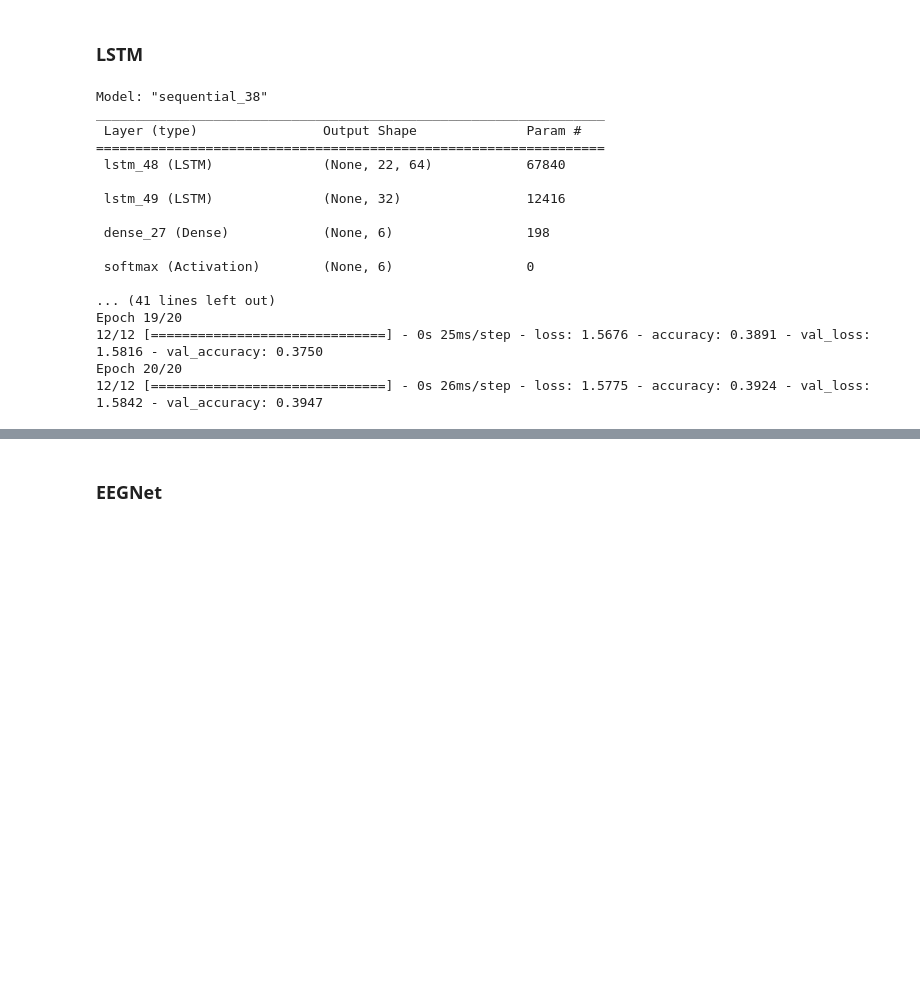
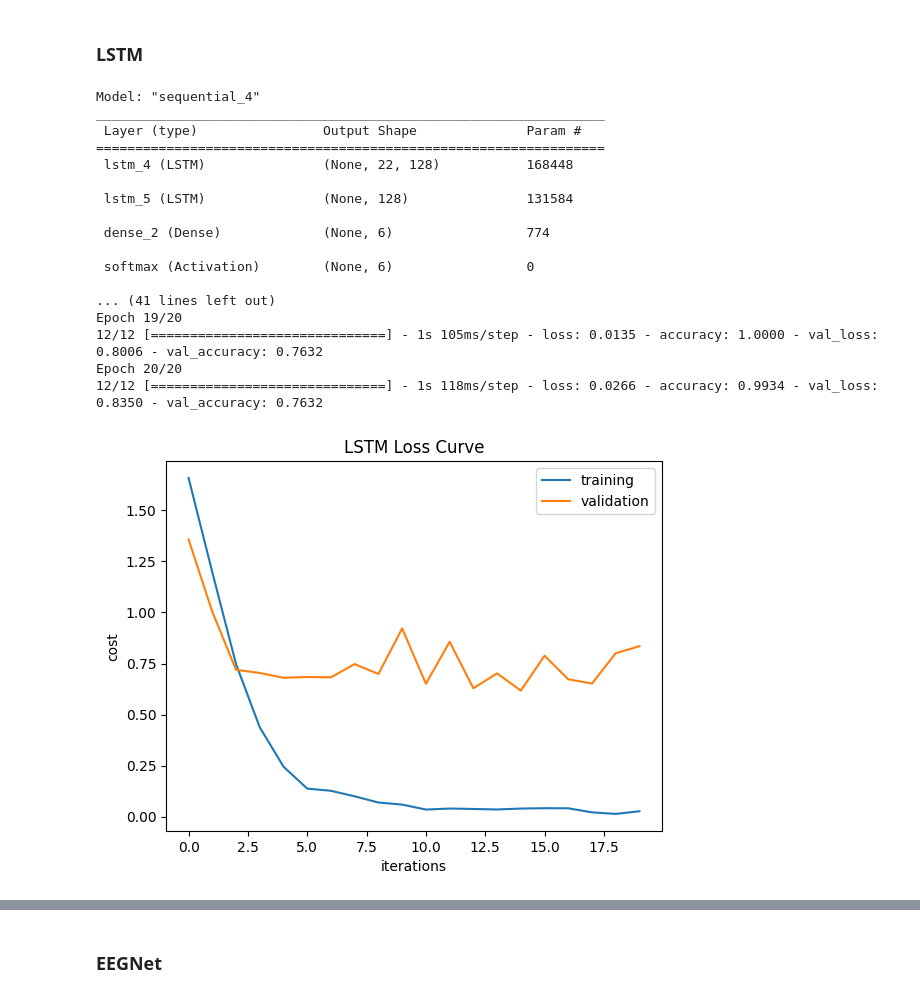
Before and after one commit to Cosmo-Wen/Machine-Learning, a Jupyter notebook: HW5/hw5_template.ipynb, the cells around one changed output, grey strips where cells are left out. Drawn from its saved outputs; the diff is of its cells as text; code cells hidden in the pictures; blank space fills up the shorter version.

```diff
--- a/HW5/hw5_template.ipynb
+++ b/HW5/hw5_template.ipynb
@@ -49,29 +49,39 @@ Y_train.shape, Y_val.shape
 # Build your model here:
 model_LSTM = models.Sequential()
 model_LSTM.add(layers.InputLayer(input_shape=(22, 200)))
-model_LSTM.add(layers.LSTM(64, activation='relu', return_sequences=True, dropout=0.2))
-model_LSTM.add(layers.LSTM(32, activation='sigmoid', return_sequences=False))
+model_LSTM.add(layers.LSTM(128, return_sequences=True, dropout=0.2, implementation = 2))
+model_LSTM.add(layers.LSTM(128, return_sequences=False, implementation = 2))
 model_LSTM.add(layers.Dense(6))
 model_LSTM.add(layers.Activation('softmax', name = 'softmax'))
 model_LSTM.compile(optimizer = 'adam', loss='sparse_categorical_crossentropy', metrics = ['accuracy'])
 model_LSTM.summary()
-history = model_LSTM.fit(X_train, Y_train, steps_per_epoch=12, validation_data=(X_val, Y_val), validation_steps=4, epochs=20)
+history_LSTM = model_LSTM.fit(X_train, Y_train, steps_per_epoch=12, validation_data=(X_val, Y_val), validation_steps=4, epochs=20)
 # %% [output]
-Model: "sequential_38"
+Model: "sequential_4"
 _________________________________________________________________
  Layer (type)                Output Shape              Param #
 =================================================================
- lstm_48 (LSTM)              (None, 22, 64)            67840
+ lstm_4 (LSTM)               (None, 22, 128)           168448
 
- lstm_49 (LSTM)              (None, 32)                12416
+ lstm_5 (LSTM)               (None, 128)               131584
 
- dense_27 (Dense)            (None, 6)                 198
+ dense_2 (Dense)             (None, 6)                 774
 
  softmax (Activation)        (None, 6)                 0
 
 ... (41 lines left out)
 Epoch 19/20
-12/12 [==============================] - 0s 25ms/step - loss: 1.5676 - accuracy: 0.3891 - val_loss: 1.5816 - val_accuracy: 0.3750
+12/12 [==============================] - 1s 105ms/step - loss: 0.0135 - accuracy: 1.0000 - val_loss: 0.8006 - val_accuracy: 0.7632
 Epoch 20/20
-12/12 [==============================] - 0s 26ms/step - loss: 1.5775 - accuracy: 0.3924 - val_loss: 1.5842 - val_accuracy: 0.3947
+12/12 [==============================] - 1s 118ms/step - loss: 0.0266 - accuracy: 0.9934 - val_loss: 0.8350 - val_accuracy: 0.7632
+# %%
+plt.plot(np.squeeze(history_LSTM.history['loss']), label = 'training')
+plt.plot(np.squeeze(history_LSTM.history['val_loss']), label = 'validation')
+plt.legend()
+plt.ylabel('cost')
+plt.xlabel('iterations')
+plt.title("LSTM Loss Curve")
+plt.show()
+# %% [output]
+[figure, added]
 # %%
```
Also changed, not shown: parts of 6 cells of this notebook, 8 other files.
